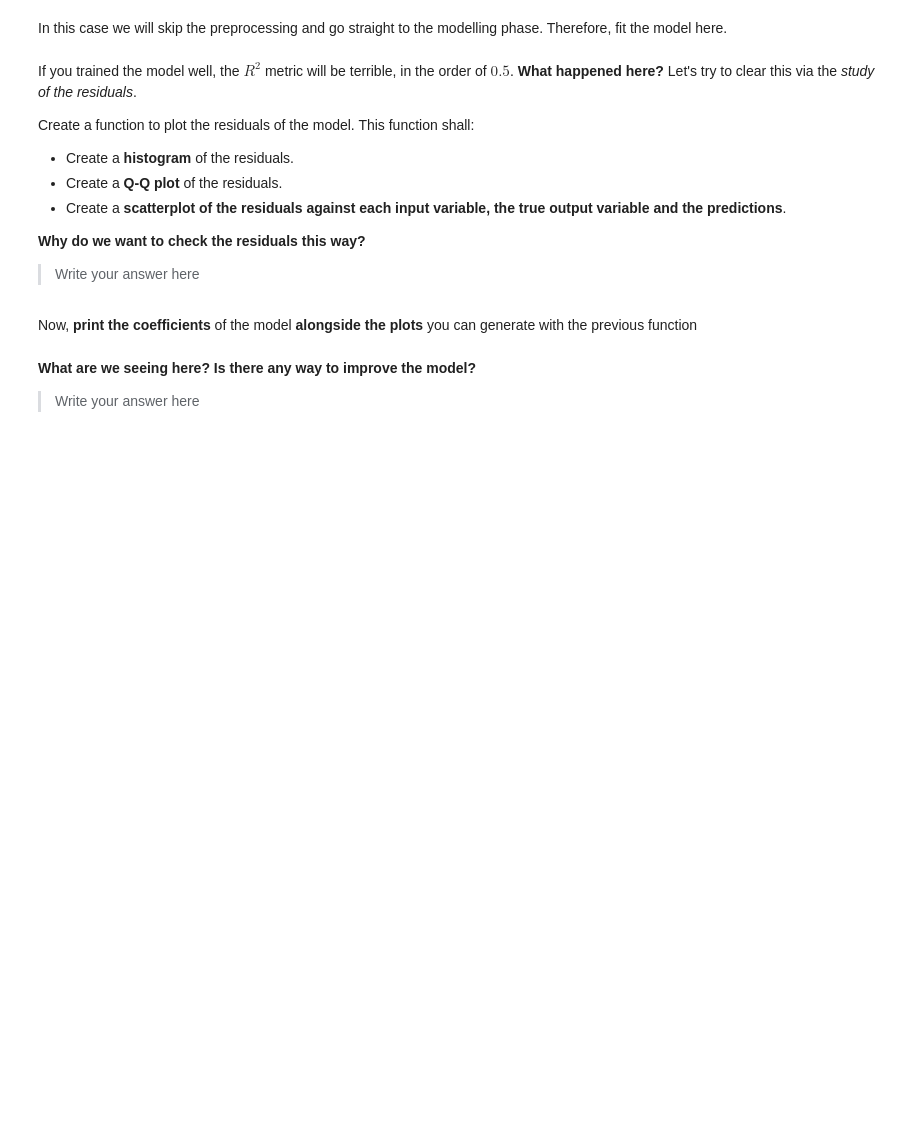
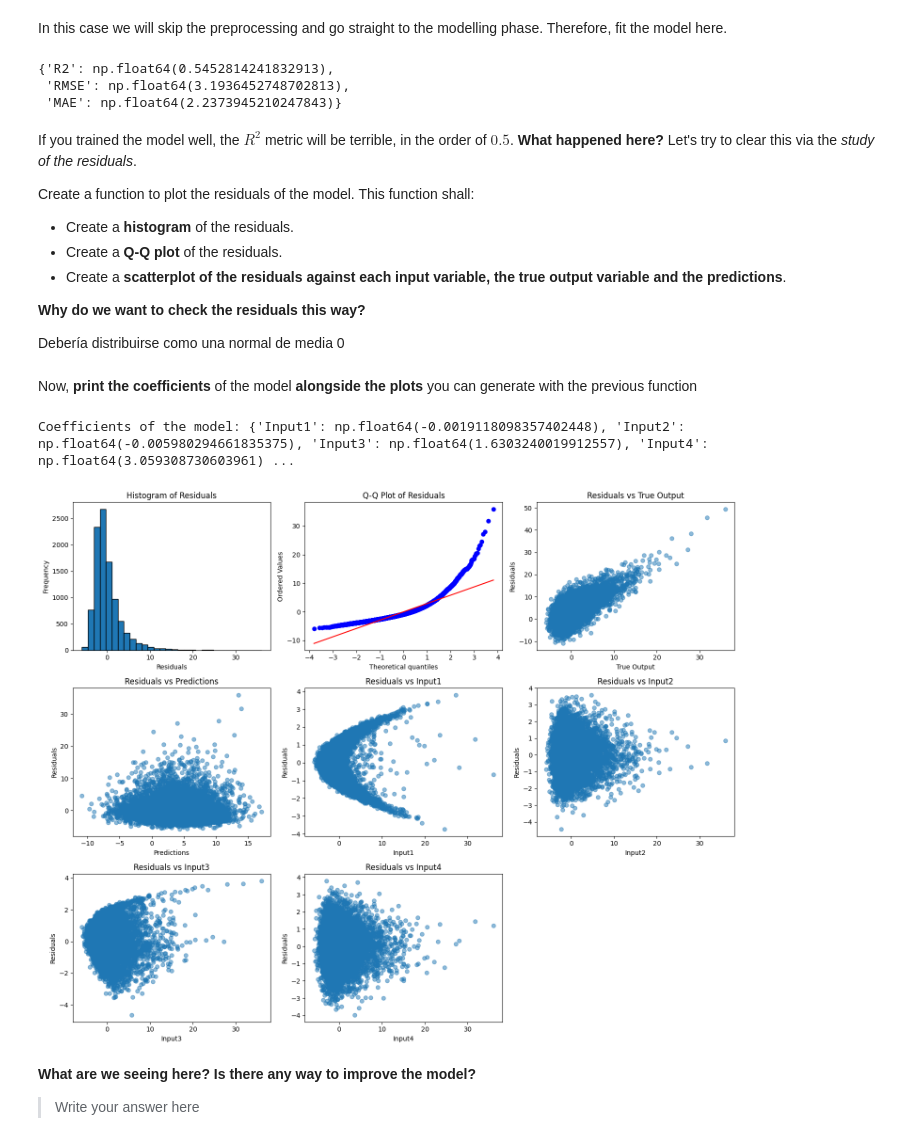
Before and after one commit to ICAI-IMAT-ML/p2-4-202307302, a Jupyter notebook: notebook/Lab_2_4_LR2.ipynb, the cells around one changed output. Cells and saved outputs as stored; diff of their text form; code cells hidden in the pictures; blank space fills up the shorter version.

```diff
--- a/notebook/Lab_2_4_LR2.ipynb
+++ b/notebook/Lab_2_4_LR2.ipynb
@@ -73,2 +68,7 @@ y = None
+# %%
+data = pd.read_csv("synthetic_dataset.csv")
+
+X = data.iloc[:, :-1].values
+y = data.iloc[:, -1].values
 # %% [markdown]
 In this case we will skip the preprocessing and go straight to the modelling phase. Therefore, fit the model here.
@@ -79,3 +75,13 @@ In this case we will skip the preprocessing and go straight to the modelling pha
+# %%
+clase = LinearRegressor()
+clase.fit(X, y)
+# %%
+y_pred = clase.predict(X)
+evaluate_regression(y, y_pred)
+# %% [output]
+{'R2': np.float64(0.5452814241832913),
+ 'RMSE': np.float64(3.1936452748702813),
+ 'MAE': np.float64(2.2373945210247843)}
 # %% [markdown]
 If you trained the model well, the $R^2$ metric will be terrible, in the order of $0.5$. **What happened here?** Let's try to clear this via the *study of the residuals*.
 
@@ -86,7 +92,7 @@ Create a function to plot the residuals of the model. This function shall:
 
 **Why do we want to check the residuals this way?**
 
-> Write your answer here
+Debería distribuirse como una normal de media 0
 # %%
 def plot_residuals(data, output_column, prediction_column):
     """
@@ -99,8 +105,10 @@ def plot_residuals(data, output_column, prediction_column):
         output_column (str): The name of the output column.
         prediction_column (str): The name of the prediction column.
     """
-    # TODO: Calculate residuals
-    residuals = None
+    #: Calculate residuals
+    y = data[output_column].values
+    y_pred = data[prediction_column].values
+    residuals = y - y_pred
 
     num_features = len(data.columns) - 2  # Exclude output and prediction columns
 
@@ -116,14 +124,14 @@ def plot_residuals(data, output_column, prediction_column):
     plt.xlabel('Residuals')
     plt.ylabel('Frequency')
 
-    # TODO: Plot Q-Q plot of residuals (tip: use stats.probplot from scipy)
+    # : Plot Q-Q plot of residuals (tip: use stats.probplot from scipy)
     plt.subplot(num_rows, num_cols, 2)
-    stats.probplot(None, None, None)       # Fill the code here
+    stats.probplot(residuals, dist="norm", plot=plt)
     plt.title('Q-Q Plot of Residuals')
 
-    # TODO: Plot residuals against output variable
+    # : Plot residuals against output variable
     plt.subplot(num_rows, num_cols, 3)
-    plt.scatter(None, None, alpha=0.5)     # Fill the code here
+    plt.scatter(residuals, y, alpha=0.5)     # Fill the code here
     plt.title('Residuals vs True Output')
     plt.xlabel('True Output')
     plt.ylabel('Residuals')
@@ -139,7 +147,7 @@ def plot_residuals(data, output_column, prediction_column):
     for i, col in enumerate(data.columns):
         if col not in [output_column, prediction_column]:
             plt.subplot(num_rows, num_cols, i + 5)
-            plt.scatter(None, None, alpha=0.5)   # Fill the code here
+            plt.scatter(residuals, data[col], alpha=0.5)   # Fill the code here
             plt.title(f'Residuals vs {col}')
             plt.xlabel(col)
             plt.ylabel('Residuals')
@@ -149,13 +157,16 @@ def plot_residuals(data, output_column, prediction_column):
 # %% [markdown]
 Now, **print the coefficients** of the model **alongside the plots** you can generate with the previous function
 # %%
-# TODO:  First, construct a dictionary of the coefficients to print them
-coef_dict = None
+# First, construct a dictionary of the coefficients to print them
+coef_dict = {'Input' + str(i+1): coef for i, coef in enumerate(clase.coefficients)}
 print(f"Coefficients of the model: {coef_dict}")
 
 # Plot the residuals for the predictions
-data["Predictions"] = linreg.predict(X)
+data["Predictions"] = clase.predict(X)
 plot_residuals(data, 'Output', 'Predictions')
+# %% [output]
+Coefficients of the model: {'Input1': np.float64(-0.0019118098357402448), 'Input2': np.float64(-0.005980294661835375), 'Input3': np.float64(1.6303240019912557), 'Input4': np.float64(3.059308730603961) ...
+[figure, added]
 # %% [markdown]
 **What are we seeing here? Is there any way to improve the model?**
 > Write your answer here
```
Also changed, not shown: parts of 10 cells of this notebook, 2 other files.
